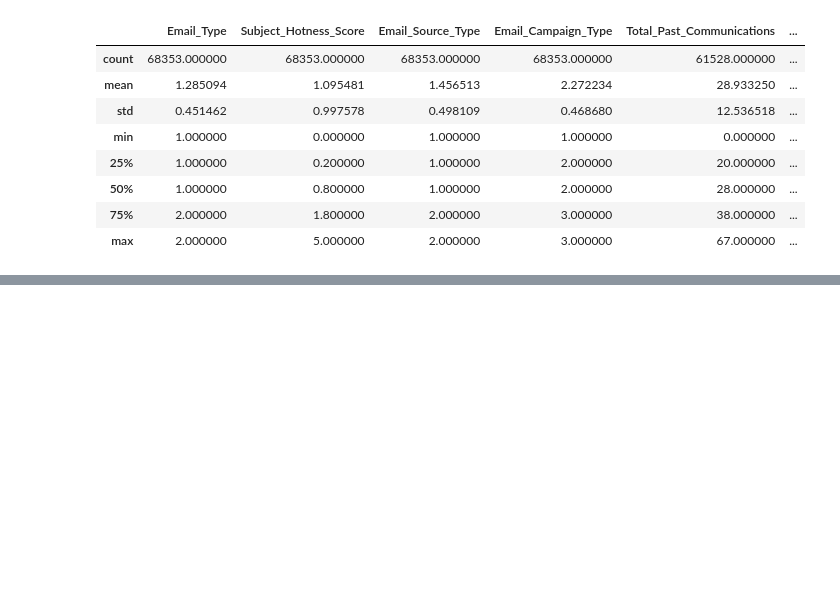
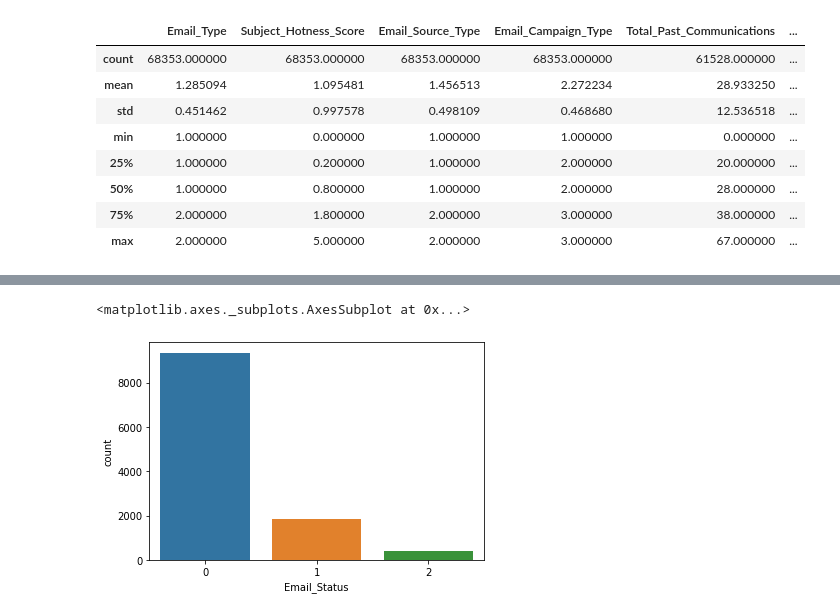
Before and after one commit to rohanroney/Email-Campaign-Effectiveness-Prediction, a Jupyter notebook: Rohan_Roney_Capstone_Project_Email_Campaign_Effectiveness_Prediction.ipynb, the cells around one changed output, grey strips where cells are left out. Saved outputs shown, nothing was run; the diff lists cells and outputs as text; code cells hidden in the pictures; blank space fills up the shorter version.

```diff
--- a/Rohan_Roney_Capstone_Project_Email_Campaign_Effectiveness_Prediction.ipynb
+++ b/Rohan_Roney_Capstone_Project_Email_Campaign_Effectiveness_Prediction.ipynb
@@ -68,0 +96,7 @@ df.describe()
+# %%
+# Checking the data which has missing values of location
+check = df[df["Customer_Location"].isnull()]
+sns.countplot(x='Email_Status',data=check)
+# %% [output]
+<matplotlib.axes._subplots.AxesSubplot at 0x...>
+[figure, added]
```
Also changed, not shown: parts of 64 cells of this notebook.
